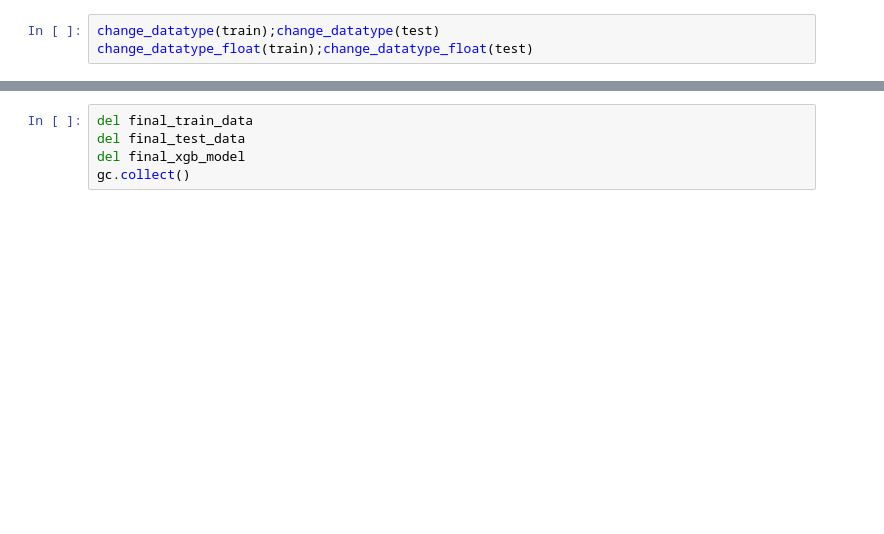
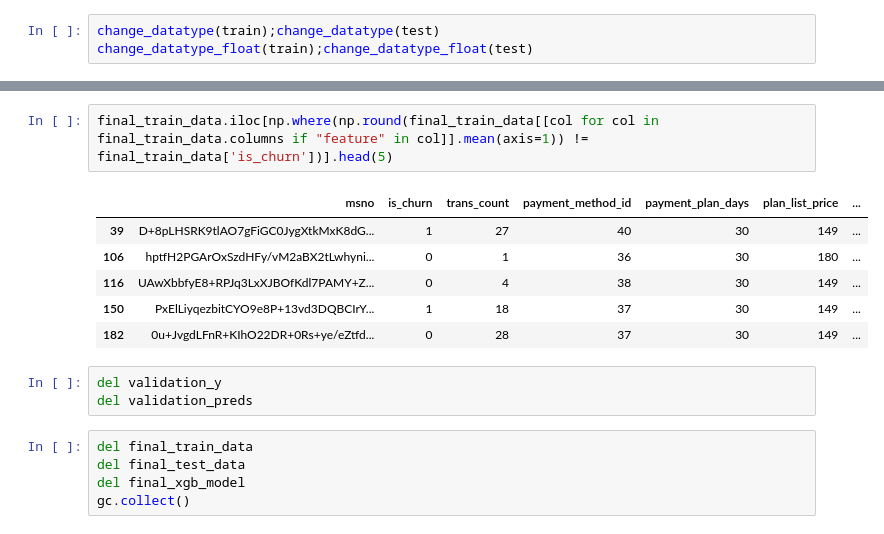
Before and after one commit to why2012/notebook, a Jupyter notebook: WSDM_Model.ipynb, the cells around one changed output, grey strips where cells are left out. Drawn from its saved outputs; the diff is of its cells as text; blank space fills up the shorter version.

```diff
--- a/WSDM_Model.ipynb
+++ b/WSDM_Model.ipynb
@@ -581,3 +691,15 @@ gc.collect()
+# %%
+final_train_data.iloc[np.where(np.round(final_train_data[[col for col in final_train_data.columns if "feature" in col]].mean(axis=1)) != final_train_data['is_churn'])].head(5)
+# %% [output]
+|  | msno | is_churn | trans_count | payment_method_id | payment_plan_days | plan_list_price | ... |
+| 39 | D+8pLHSRK9tlAO7gFiGC0JygXtkMxK8dG... | 1 | 27 | 40 | 30 | 149 | ... |
+| 106 | hptfH2PGArOxSzdHFy/vM2aBX2tLwhyni... | 0 | 1 | 36 | 30 | 180 | ... |
+| 116 | UAwXbbfyE8+RPJq3LxXJBOfKdl7PAMY+Z... | 0 | 4 | 38 | 30 | 149 | ... |
+| 150 | PxElLiyqezbitCYO9e8P+13vd3DQBCIrY... | 1 | 18 | 37 | 30 | 149 | ... |
+| 182 | 0u+JvgdLFnR+KIhO22DR+0Rs+ye/eZtfd... | 0 | 28 | 37 | 30 | 149 | ... |
+# %%
+del validation_y
+del validation_preds
 # %%
 del final_train_data
 del final_test_data
```
Also changed, not shown: parts of 19 cells of this notebook, 1 other file.
